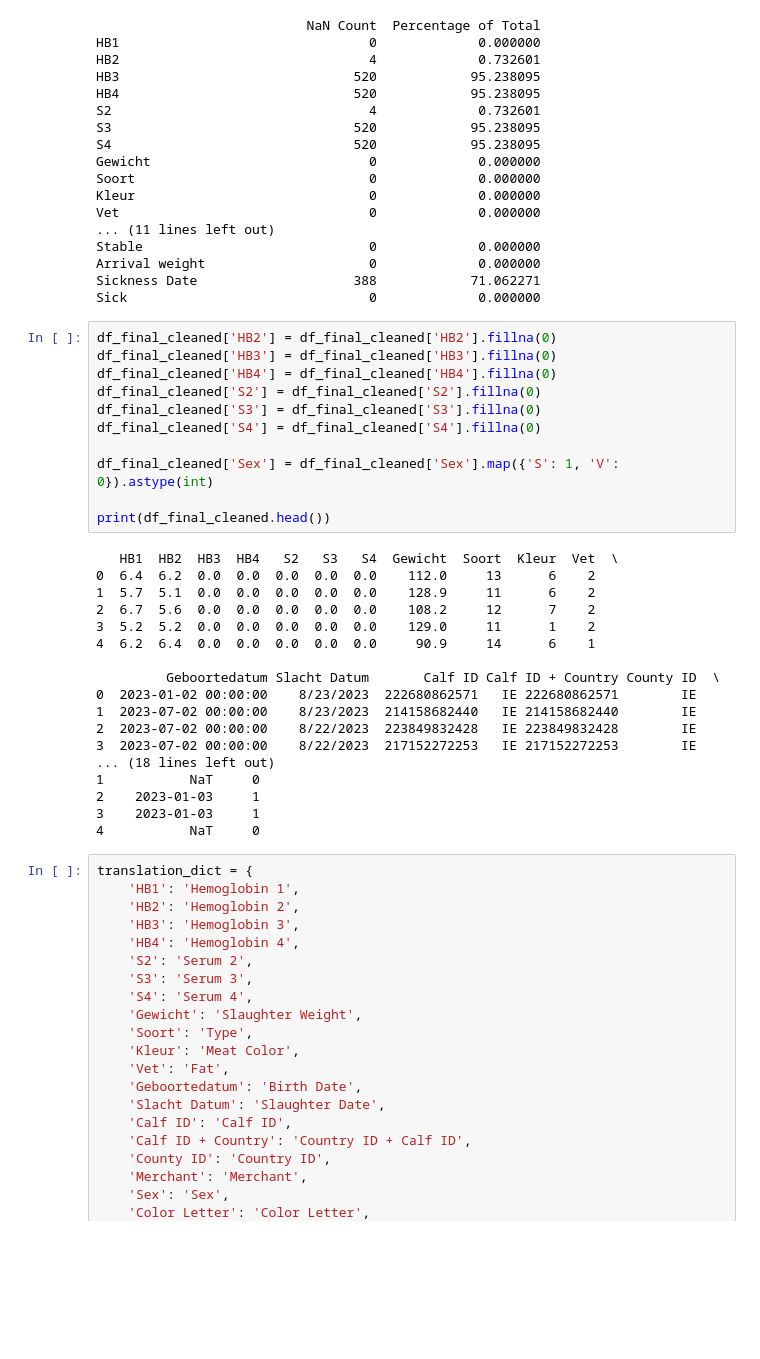
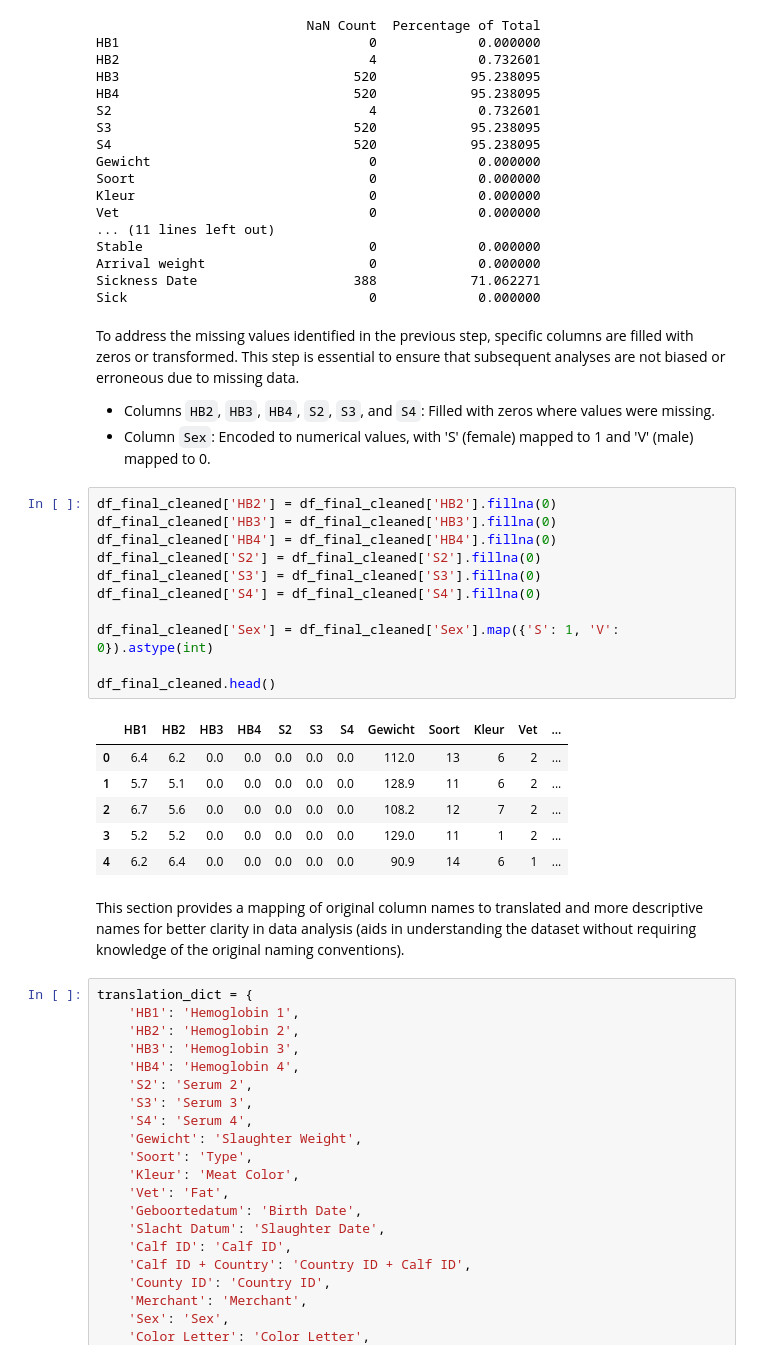
Before and after one commit to AI-Farming-Thewi/cows_analysis, a Jupyter notebook: Farms analysis.ipynb, the cells around one changed output. Drawn from its saved outputs; the diff is of its cells as text; blank space fills up the shorter version.

Commit message:
Added markdown to the notebook, used stratify during model training and removed unnecessary print statements
Also removed some of the now redundant code cells

```diff
--- a/Farms analysis.ipynb
+++ b/Farms analysis.ipynb
@@ -1058,35 +1209,31 @@ Stable                             0             0.000000
 Arrival weight                     0             0.000000
 Sickness Date                    388            71.062271
 Sick                               0             0.000000
+# %% [markdown]
+To address the missing values identified in the previous step, specific columns are filled with zeros or transformed. This step is essential to ensure that subsequent analyses are not biased or erroneous due to missing data.
+
+- Columns `HB2`, `HB3`, `HB4`, `S2`, `S3`, and `S4`: Filled with zeros where values were missing.
+- Column `Sex`: Encoded to numerical values, with 'S' (female) mapped to 1 and 'V' (male) mapped to 0.
 # %%
 df_final_cleaned['HB2'] = df_final_cleaned['HB2'].fillna(0)
 df_final_cleaned['HB3'] = df_final_cleaned['HB3'].fillna(0)
 df_final_cleaned['HB4'] = df_final_cleaned['HB4'].fillna(0)
 df_final_cleaned['S2'] = df_final_cleaned['S2'].fillna(0)
 df_final_cleaned['S3'] = df_final_cleaned['S3'].fillna(0)
 df_final_cleaned['S4'] = df_final_cleaned['S4'].fillna(0)
 
 df_final_cleaned['Sex'] = df_final_cleaned['Sex'].map({'S': 1, 'V': 0}).astype(int)
 
-print(df_final_cleaned.head())
+df_final_cleaned.head()
 # %% [output]
-   HB1  HB2  HB3  HB4   S2   S3   S4  Gewicht  Soort  Kleur  Vet  \
-0  6.4  6.2  0.0  0.0  0.0  0.0  0.0    112.0     13      6    2
-1  5.7  5.1  0.0  0.0  0.0  0.0  0.0    128.9     11      6    2
-2  6.7  5.6  0.0  0.0  0.0  0.0  0.0    108.2     12      7    2
-3  5.2  5.2  0.0  0.0  0.0  0.0  0.0    129.0     11      1    2
-4  6.2  6.4  0.0  0.0  0.0  0.0  0.0     90.9     14      6    1
-
-         Geboortedatum Slacht Datum       Calf ID Calf ID + Country County ID  \
-0  2023-01-02 00:00:00    8/23/2023  222680862571   IE 222680862571        IE
-1  2023-07-02 00:00:00    8/23/2023  214158682440   IE 214158682440        IE
-2  2023-07-02 00:00:00    8/22/2023  223849832428   IE 223849832428        IE
-3  2023-07-02 00:00:00    8/22/2023  217152272253   IE 217152272253        IE
-... (18 lines left out)
-1           NaT     0
-2    2023-01-03     1
-3    2023-01-03     1
-4           NaT     0
+|  | HB1 | HB2 | HB3 | HB4 | S2 | S3 | S4 | Gewicht | Soort | Kleur | Vet | ... |
+| 0 | 6.4 | 6.2 | 0.0 | 0.0 | 0.0 | 0.0 | 0.0 | 112.0 | 13 | 6 | 2 | ... |
+| 1 | 5.7 | 5.1 | 0.0 | 0.0 | 0.0 | 0.0 | 0.0 | 128.9 | 11 | 6 | 2 | ... |
+| 2 | 6.7 | 5.6 | 0.0 | 0.0 | 0.0 | 0.0 | 0.0 | 108.2 | 12 | 7 | 2 | ... |
+| 3 | 5.2 | 5.2 | 0.0 | 0.0 | 0.0 | 0.0 | 0.0 | 129.0 | 11 | 1 | 2 | ... |
+| 4 | 6.2 | 6.4 | 0.0 | 0.0 | 0.0 | 0.0 | 0.0 | 90.9 | 14 | 6 | 1 | ... |
+# %% [markdown]
+This section provides a mapping of original column names to translated and more descriptive names for better clarity in data analysis (aids in understanding the dataset without requiring knowledge of the original naming conventions).
 # %%
 translation_dict = {
     'HB1': 'Hemoglobin 1',
```
Also changed, not shown: parts of 237 cells of this notebook.
